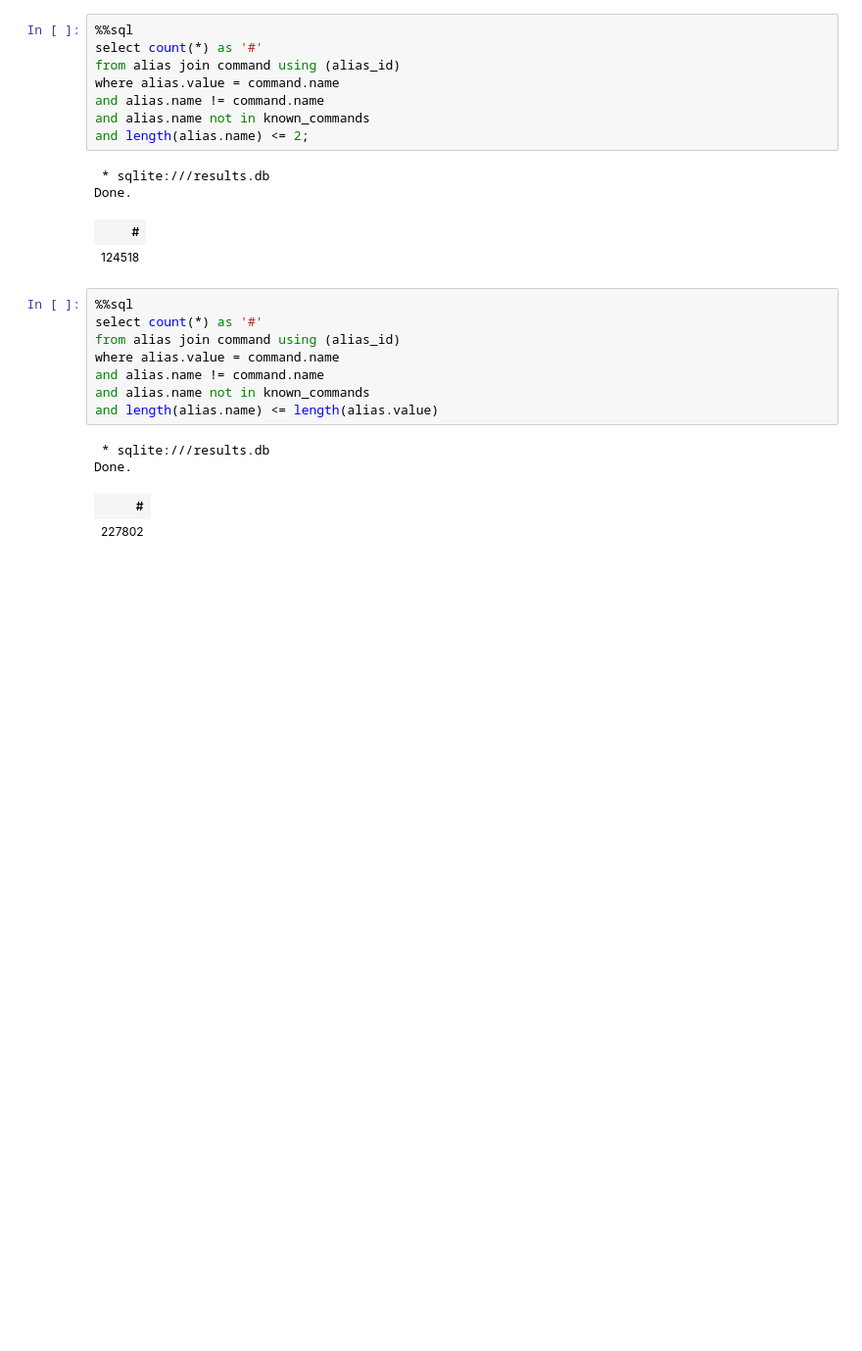
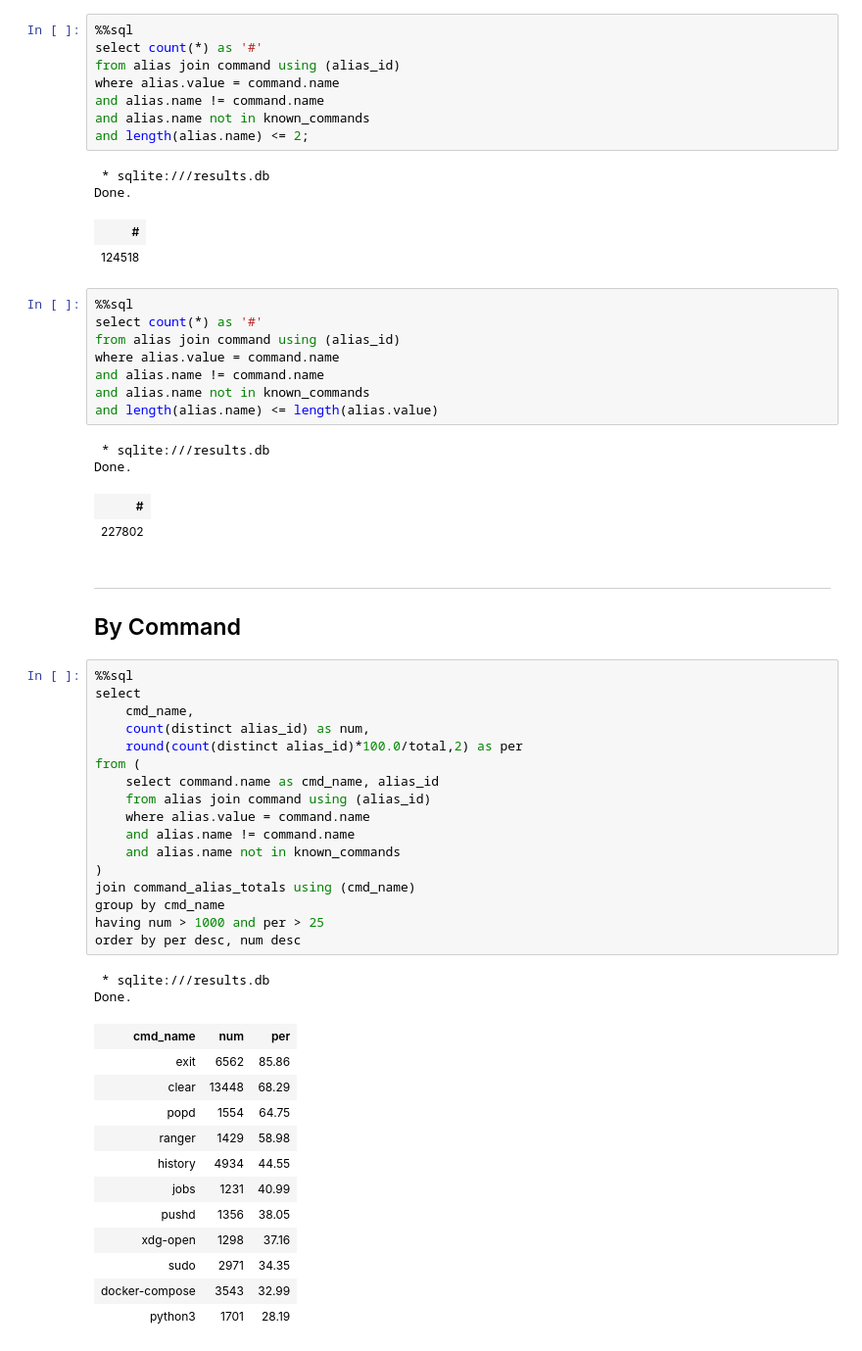
Before and after one commit to ipa-lab/shell-alias-analysis, a Jupyter notebook: notebooks/renaming.ipynb, the cells around one changed output. Shown: that part at 98% size. Saved outputs shown, nothing was run; the diff lists cells and outputs as text; blank space fills up the shorter version.

```diff
--- a/notebooks/renaming.ipynb
+++ b/notebooks/renaming.ipynb
@@ -84,3 +84,38 @@ and length(alias.name) <= length(alias.value)
 Done.
 | # |
 | 227802 |
+# %% [markdown]
+---
+## By Command
+# %%
+%%sql
+select
+    cmd_name,
+    count(distinct alias_id) as num,
+    round(count(distinct alias_id)*100.0/total,2) as per
+from (
+    select command.name as cmd_name, alias_id
+    from alias join command using (alias_id)
+    where alias.value = command.name
+    and alias.name != command.name
+    and alias.name not in known_commands
+)
+join command_alias_totals using (cmd_name)
+group by cmd_name
+having num > 1000 and per > 25
+order by per desc, num desc
+# %% [output]
+ * sqlite:///results.db
+Done.
+| cmd_name | num | per |
+| exit | 6562 | 85.86 |
+| clear | 13448 | 68.29 |
+| popd | 1554 | 64.75 |
+| ranger | 1429 | 58.98 |
+| history | 4934 | 44.55 |
+| jobs | 1231 | 40.99 |
+| pushd | 1356 | 38.05 |
+| xdg-open | 1298 | 37.16 |
+| sudo | 2971 | 34.35 |
+| docker-compose | 3543 | 32.99 |
+| python3 | 1701 | 28.19 |
```
Also changed, not shown: 13 other files.
